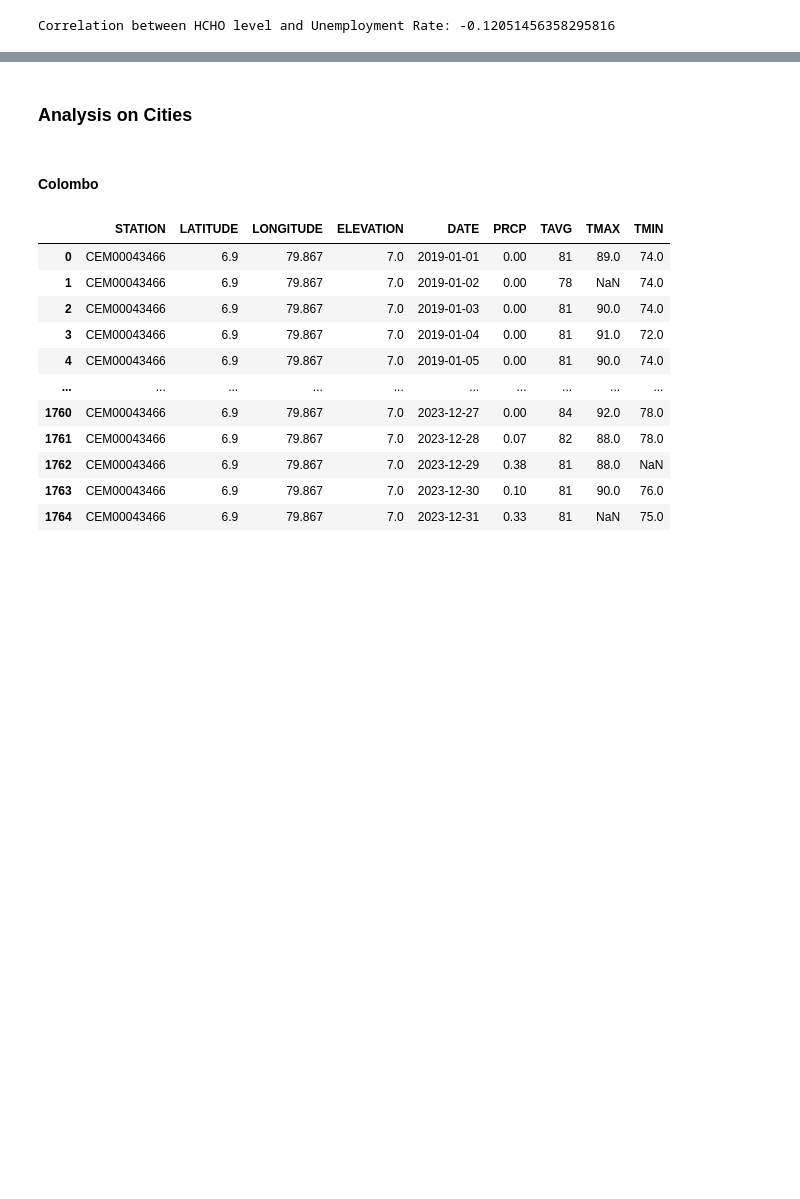
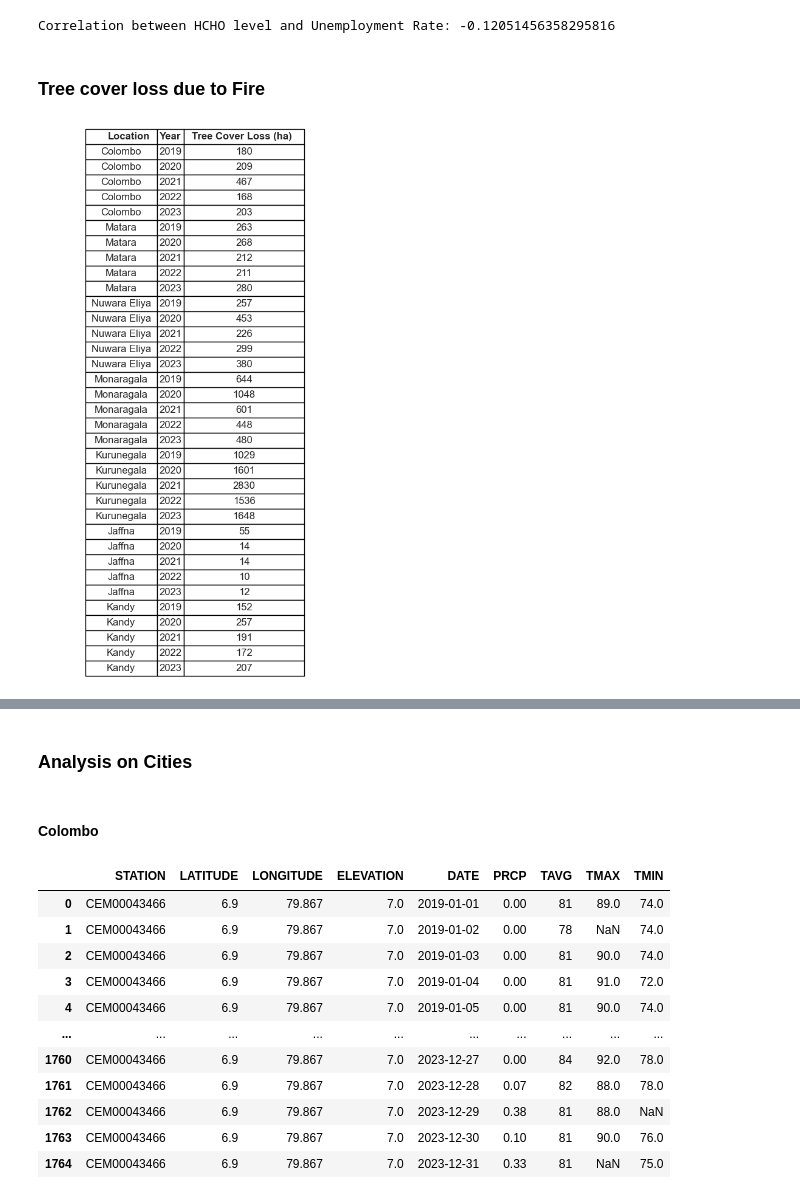
Before and after one commit to arkhash0309/Smog-Sentry, a Jupyter notebook: Spatio_temporal_analysis.ipynb, the cells around one changed output, grey strips where cells are left out. Cells and saved outputs as stored; diff of their text form; code cells hidden in the pictures; blank space fills up the shorter version.

```diff
--- a/Spatio_temporal_analysis.ipynb
+++ b/Spatio_temporal_analysis.ipynb
@@ -387,0 +421,63 @@ Correlation between HCHO level and Unemployment Rate: -0.12051456358295816
+# %% [markdown]
+### Tree cover loss due to Fire
+# %%
+tree_cover_loss = [
+    ['Location', 'Year','Tree Cover Loss (ha)'],
+    ['Colombo', 2019, 180],
+    ['Colombo', 2020, 209],
+    ['Colombo', 2021, 467],
+    ['Colombo', 2022, 168],
+    ['Colombo', 2023, 203],
+    ['Matara', 2019, 263],
+    ['Matara', 2020, 268],
+    ['Matara', 2021, 212],
+    ['Matara', 2022, 211],
+    ['Matara', 2023, 280],
+    ['Nuwara Eliya', 2019, 257],
+    ['Nuwara Eliya', 2020, 453],
+    ['Nuwara Eliya', 2021, 226],
+    ['Nuwara Eliya', 2022, 299],
+    ['Nuwara Eliya', 2023, 380],
+    ['Monaragala', 2019, 644],
+    ['Monaragala', 2020, 1048],
+    ['Monaragala', 2021, 601],
+    ['Monaragala', 2022, 448],
+    ['Monaragala', 2023, 480],
+    ['Kurunegala', 2019, 1029],
+    ['Kurunegala', 2020, 1601],
+    ['Kurunegala', 2021, 2830],
+    ['Kurunegala', 2022, 1536],
+    ['Kurunegala', 2023, 1648],
+    ['Jaffna', 2019, 55],
+    ['Jaffna', 2020, 14],
+    ['Jaffna', 2021, 14],
+    ['Jaffna', 2022, 10],
+    ['Jaffna', 2023, 12],
+    ['Kandy', 2019, 152],
+    ['Kandy', 2020, 257],
+    ['Kandy', 2021, 191],
+    ['Kandy', 2022, 172],
+    ['Kandy', 2023, 207],
+]
+
+figure, ax = plt.subplots()
+ax.axis('off')
+table = ax.table(cellText=tree_cover_loss, loc='center')
+
+for (i,j), cell in table.get_celld().items():
+    if i==0:
+        cell.set_text_props(weight='bold')
+
+# center aligning the content
+for col in range(len(tree_cover_loss[0])):
+    table.auto_set_column_width(col)
+    for row in range(1, len(tree_cover_loss)):
+        cell = table.get_celld()[(row, col)]
+        cell.set_text_props(horizontalalignment='center')
+
+table.auto_set_font_size(False)
+table.set_fontsize(12)
+table.scale(1.5, 1.5)
+plt.show()
+# %% [output]
+[figure, added]
```
Also changed, not shown: parts of 20 cells of this notebook, 19 other files.
